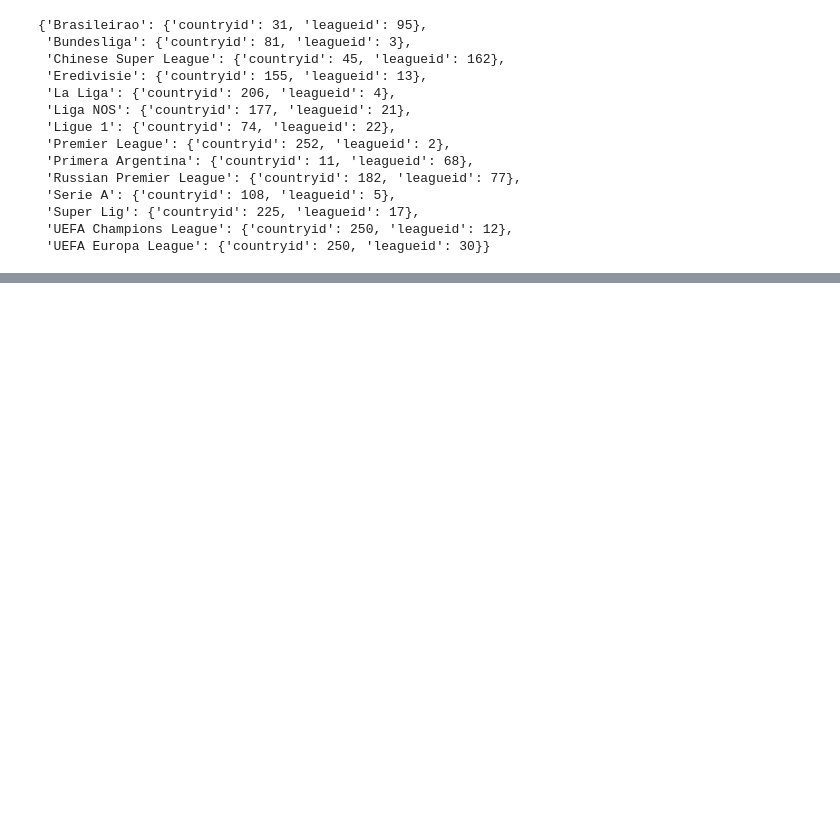
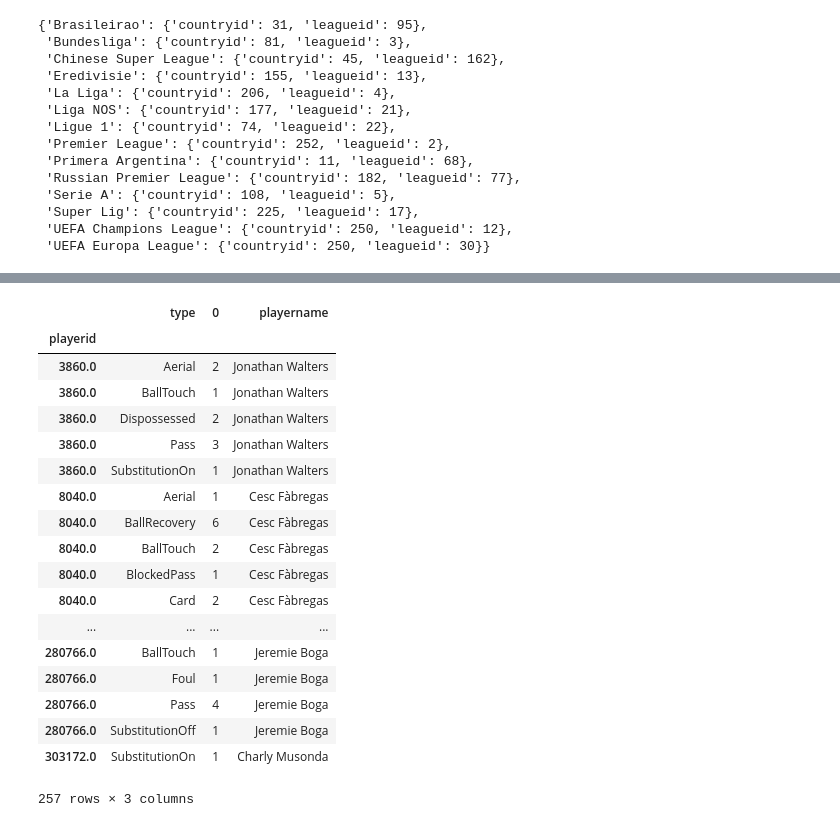
Before and after one commit to sdonoso23/ws, a Jupyter notebook: notebooks/003-importmatch.ipynb, the cells around one changed output, grey strips where cells are left out. Saved outputs shown, nothing was run; the diff lists cells and outputs as text; code cells hidden in the pictures; blank space fills up the shorter version.

```diff
--- a/notebooks/003-importmatch.ipynb
+++ b/notebooks/003-importmatch.ipynb
@@ -337,3 +27,0 @@ b.teams
-# %%
-a = b.events.merge(b.qualifiers,on = ["keyid","wsmatchid","wseventid","matcheventid"],how="left")\
-.merge(b.players, on="playerid",how="left").merge(b.teams,on="teamid",how="left").merge(pd.DataFrame(b.matchinfo).T,on="wsmatchid",how="left")
@@ -548,0 +336,4 @@ np.fv(pmt=-150000,nper=40*12,pv=0,rate=0.05/12)
+# %%
+m = data["Chelsea vs Burnley"]
+
+att = m.events.groupby(["playerid","type"]).size().reset_index().set_index("playerid").merge(m.players,right_index=True,left_index=True)
@@ -548,0 +415,22 @@ np.fv(pmt=-150000,nper=40*12,pv=0,rate=0.05/12)
+# %%
+att
+# %% [output]
+|  | type | 0 | playername |
+| playerid |  |  |  |
+| 3860.0 | Aerial | 2 | Jonathan Walters |
+| 3860.0 | BallTouch | 1 | Jonathan Walters |
+| 3860.0 | Dispossessed | 2 | Jonathan Walters |
+| 3860.0 | Pass | 3 | Jonathan Walters |
+| 3860.0 | SubstitutionOn | 1 | Jonathan Walters |
+| 8040.0 | Aerial | 1 | Cesc Fàbregas |
+| 8040.0 | BallRecovery | 6 | Cesc Fàbregas |
+| 8040.0 | BallTouch | 2 | Cesc Fàbregas |
+| 8040.0 | BlockedPass | 1 | Cesc Fàbregas |
+| 8040.0 | Card | 2 | Cesc Fàbregas |
+| ... | ... | ... | ... |
+| 280766.0 | BallTouch | 1 | Jeremie Boga |
+| 280766.0 | Foul | 1 | Jeremie Boga |
+| 280766.0 | Pass | 4 | Jeremie Boga |
+| 280766.0 | SubstitutionOff | 1 | Jeremie Boga |
+| 303172.0 | SubstitutionOn | 1 | Charly Musonda |
+257 rows × 3 columns
```
Also changed, not shown: parts of 74 cells of this notebook, 4 other files.
